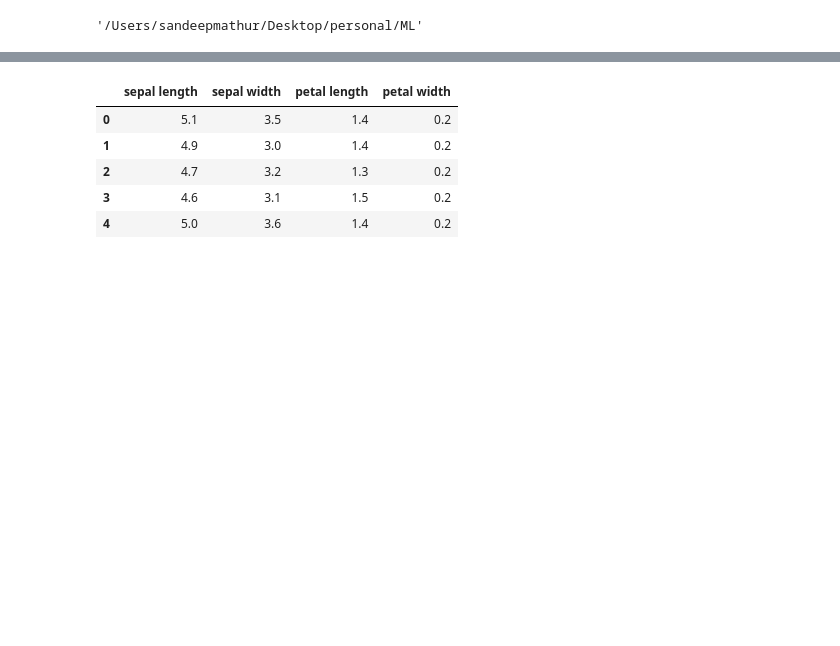
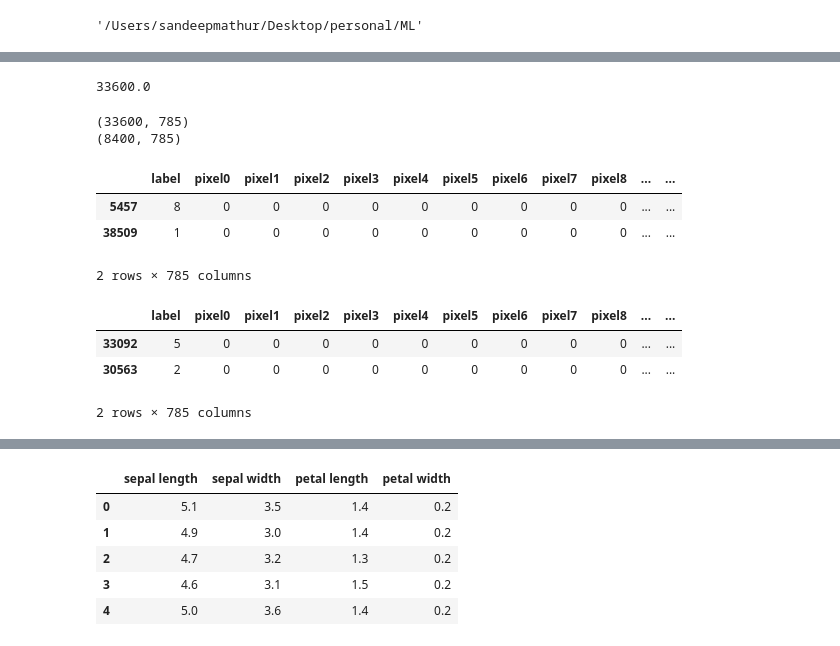
Before and after one commit to RonitMathur10/Feed-Forward-NN-from-Scratch, a Jupyter notebook: Neural Network from Scratch.ipynb, the cells around one changed output, grey strips where cells are left out. Drawn from its saved outputs; the diff is of its cells as text; code cells hidden in the pictures; blank space fills up the shorter version.

Commit message:
testing NN class on digit classification data to check how well my NN class actually works. poor results - need to explore why

```diff
--- a/Intermediate2_NN_from_Scratch-works_i_think.ipynb
+++ b/Neural Network from Scratch.ipynb
@@ -13,0 +18,4 @@ from matplotlib import pyplot as plt
+# %%
+digit_train_data = pd.read_csv("digit-recognizer/train.csv")
+print (digit_train_data.shape)
+digit_train_data.head(5)
@@ -13,0 +31,25 @@ from matplotlib import pyplot as plt
+# %%
+0.8*digit_train_data.shape[0]
+# %% [output]
+33600.0
+# %%
+# ---- Splitting train dataset into a train and test ----
+digit_indices = np.arange(digit_train_data.shape[0])
+np.random.seed(42)
+np.random.shuffle(digit_indices)
+train, test = digit_train_data.iloc[digit_indices[:int(0.8*digit_train_data.shape[0])]], digit_train_data.iloc[digit_indices[int(0.8*digit_train_data.shape[0]):]]
+print (train.shape)
+print (test.shape)
+display(train.head(2))
+display(test.head(2))
+# %% [output]
+(33600, 785)
+(8400, 785)
+|  | label | pixel0 | pixel1 | pixel2 | pixel3 | pixel4 | pixel5 | pixel6 | pixel7 | pixel8 | ... | ... |
+| 5457 | 8 | 0 | 0 | 0 | 0 | 0 | 0 | 0 | 0 | 0 | ... | ... |
+| 38509 | 1 | 0 | 0 | 0 | 0 | 0 | 0 | 0 | 0 | 0 | ... | ... |
+2 rows × 785 columns
+|  | label | pixel0 | pixel1 | pixel2 | pixel3 | pixel4 | pixel5 | pixel6 | pixel7 | pixel8 | ... | ... |
+| 33092 | 5 | 0 | 0 | 0 | 0 | 0 | 0 | 0 | 0 | 0 | ... | ... |
+| 30563 | 2 | 0 | 0 | 0 | 0 | 0 | 0 | 0 | 0 | 0 | ... | ... |
+2 rows × 785 columns
```
Also changed, not shown: parts of 10 cells of this notebook.
